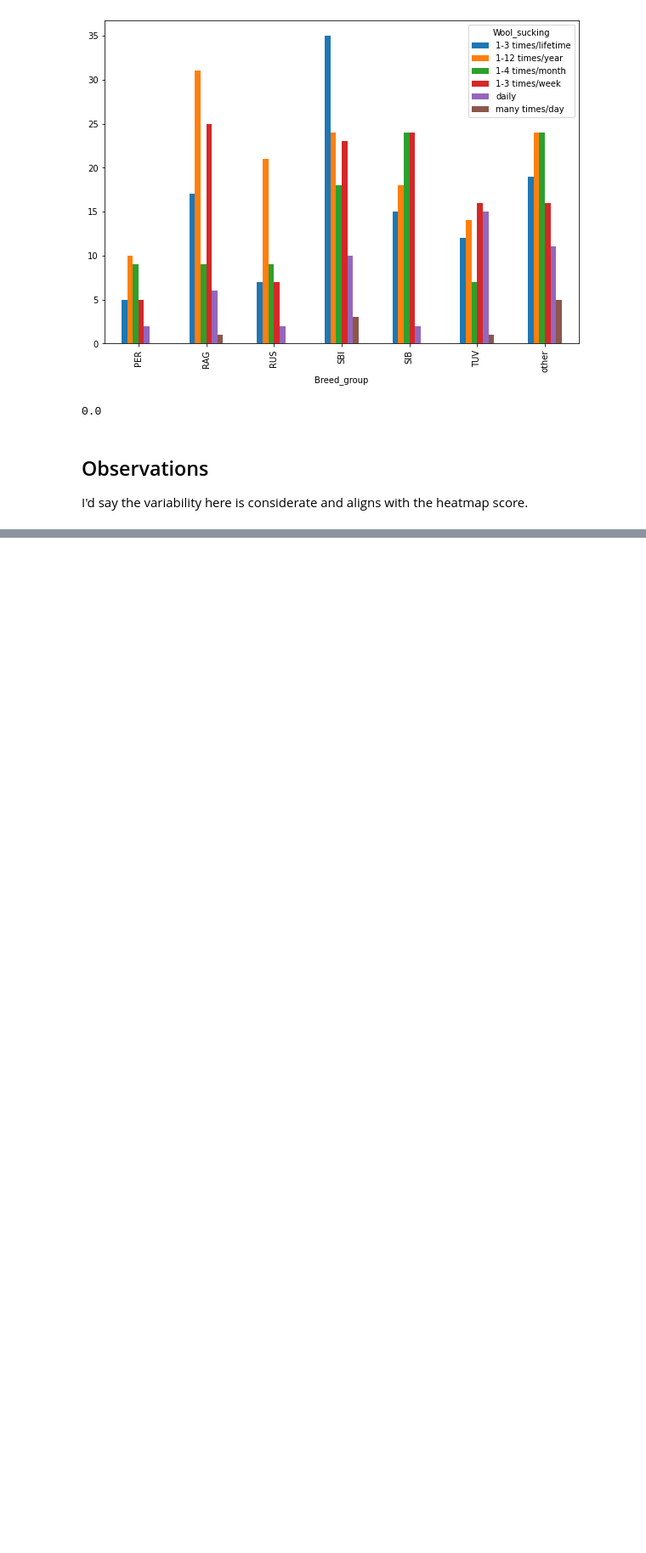
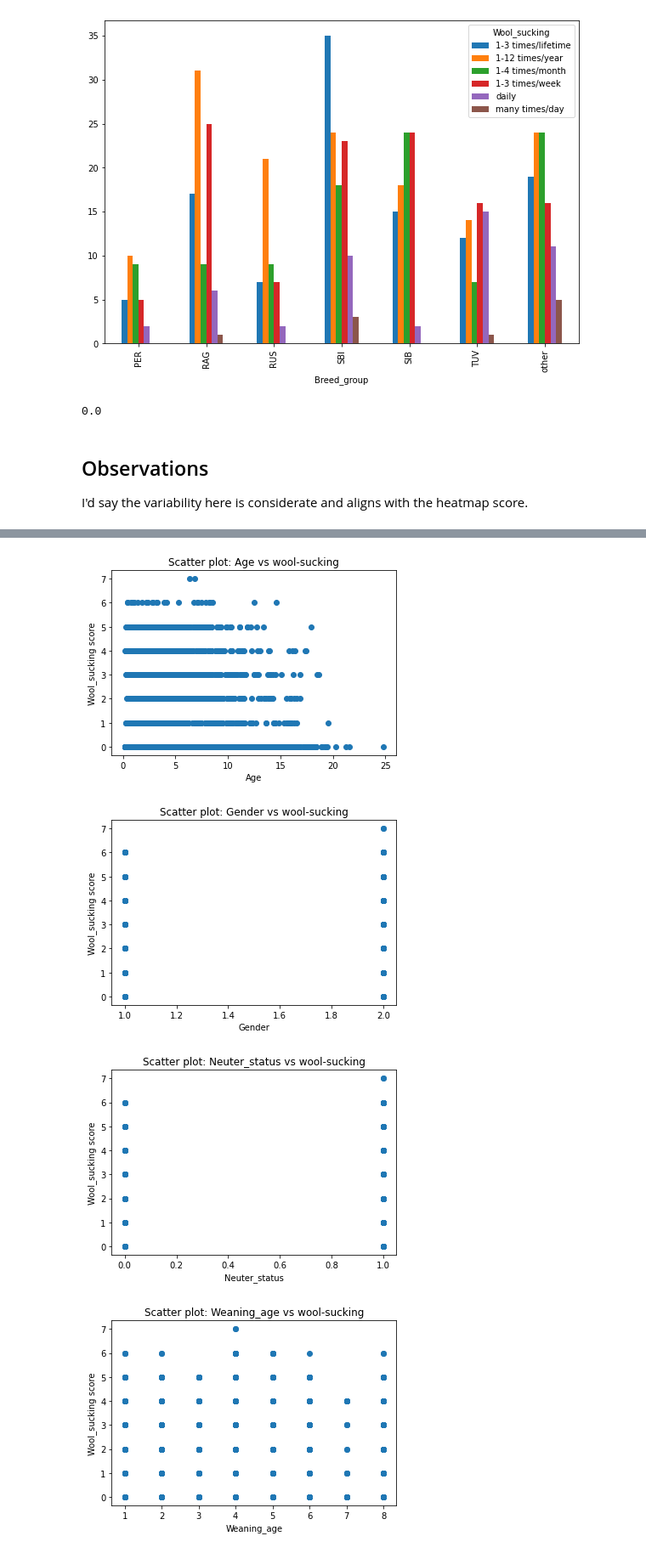
Before and after one commit to GwenToves/Cat-pstone, a Jupyter notebook: EDA.ipynb, the cells around one changed output, grey strips where cells are left out. Shown at 85% size. Saved outputs shown, nothing was run; the diff lists cells and outputs as text; code cells hidden in the pictures; blank space fills up the shorter version.

```diff
--- a/EDA.ipynb
+++ b/EDA.ipynb
@@ -361,0 +383,19 @@ I'd say the variability here is considerate and aligns with the heatmap score.
+# %%
+# for ease of coding later, also I won't be using these components. I'll probably just calculate my own later just to show
+# that I can.
+df = cat_data.drop(columns=['Aggression_component', 'Shyness_component', 'Extraversion_component'])
+# %%
+# scatter plots of wool-sucking against everything but breed (since I haven't encoded that yet)
+variables_to_compare = df.drop(columns=['Wool_sucking', 'Breed_group']).columns
+
+for variable in variables_to_compare:
+    plt.scatter(df[variable], df['Wool_sucking'])
+    plt.xlabel(variable)
+    plt.ylabel('Wool_sucking score')
+    plt.title(f'Scatter plot: {variable} vs wool-sucking')
+    plt.show()
+# %% [output]
+[figure, added]
+[figure, added]
+[figure, added]
+[figure, added]
```
Also changed, not shown: parts of 36 cells of this notebook, 2 other files.
